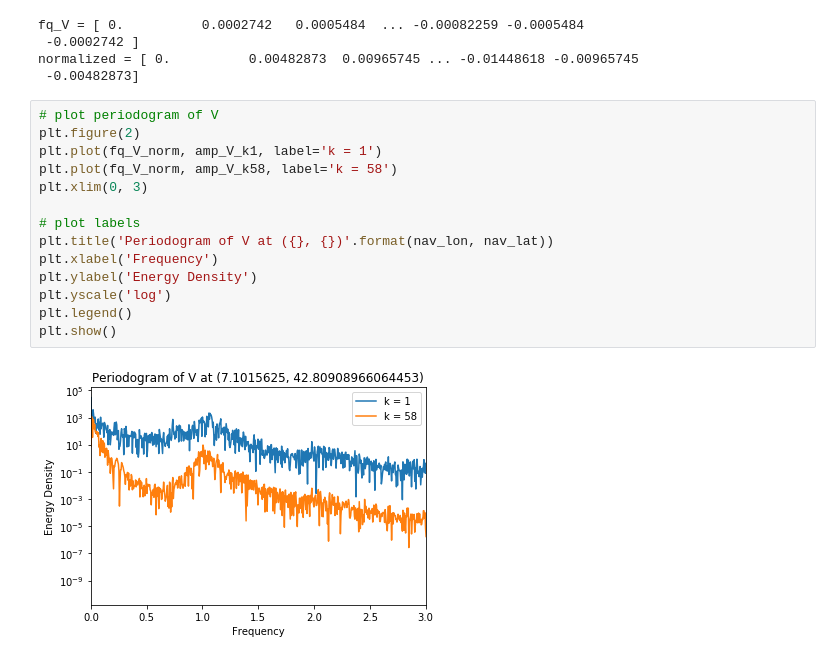
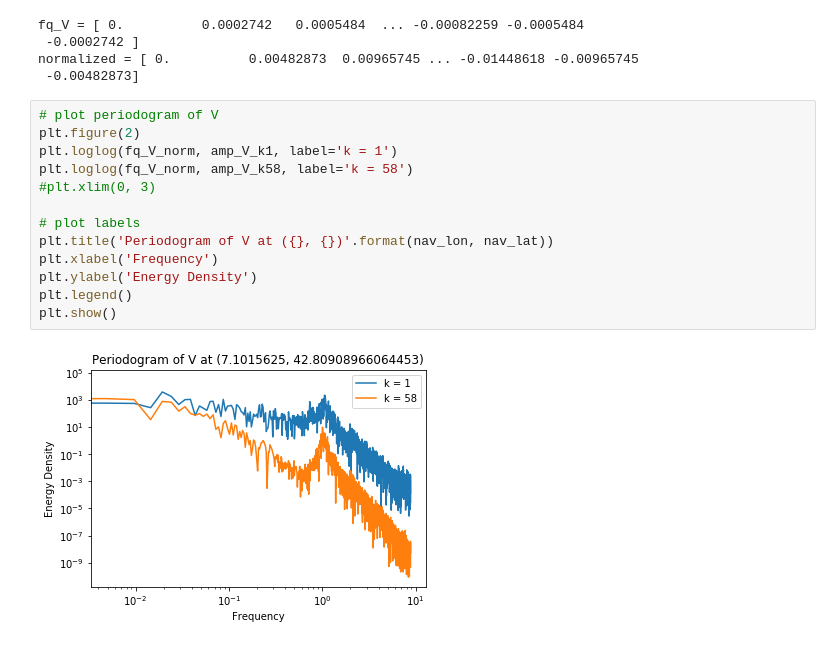
Before and after one commit to mclaret/JISAOinternship, a Jupyter notebook: notebooks/mark/fft_U_V.ipynb, the cells around one changed output. Cells and saved outputs as stored; diff of their text form.

```diff
--- a/notebooks/mark/fft_U_V.ipynb
+++ b/notebooks/mark/fft_U_V.ipynb
@@ -163,16 +165,15 @@ normalized = [ 0.          0.00482873  0.00965745 ... -0.01448618 -0.00965745
 # %%
 # plot periodogram of V
 plt.figure(2)
-plt.plot(fq_V_norm, amp_V_k1, label='k = 1')
-plt.plot(fq_V_norm, amp_V_k58, label='k = 58')
-plt.xlim(0, 3)
+plt.loglog(fq_V_norm, amp_V_k1, label='k = 1')
+plt.loglog(fq_V_norm, amp_V_k58, label='k = 58')
+#plt.xlim(0, 3)
 
 # plot labels
 plt.title('Periodogram of V at ({}, {})'.format(nav_lon, nav_lat))
 plt.xlabel('Frequency')
 plt.ylabel('Energy Density')
-plt.yscale('log')
 plt.legend()
 plt.show()
 # %% [output]
-[figure, old version]
+[figure, new version]
```
Also changed, not shown: parts of 1 cell of this notebook.
